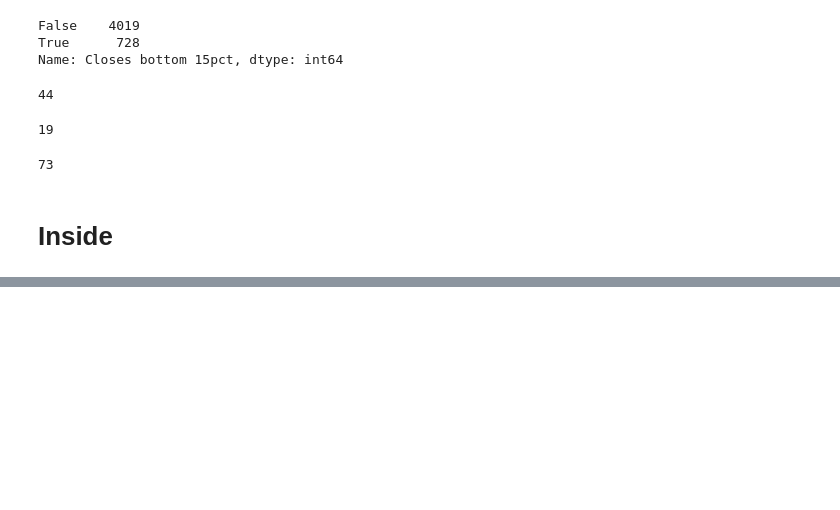
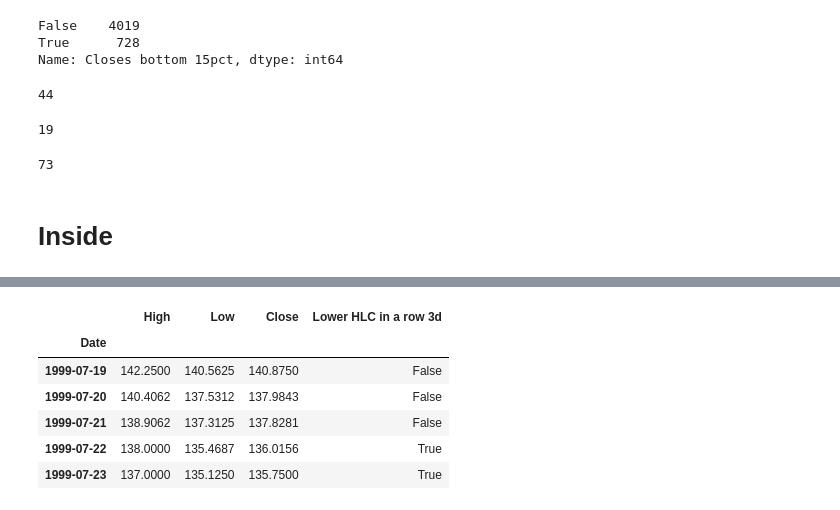
Before and after one commit to minimalgeek/DeepLearning, a Jupyter notebook: Stock/notebooks/RH/04_RH_features.ipynb, the cells around one changed output, grey strips where cells are left out. Drawn from its saved outputs; the diff is of its cells as text; code cells hidden in the pictures; blank space fills up the shorter version.

```diff
--- a/Stock/notebooks/RH/04_RH_features.ipynb
+++ b/Stock/notebooks/RH/04_RH_features.ipynb
@@ -587,0 +662,4 @@ data['Closes up 0.25pct 1d'] = C < 1.0025*(C.shift())
+# %%
+data['Rate of decline slowed in a row 2d'] = change.rolling(2).apply(lambda x: (x[0] < 0) and (x[1] < 0) and (x[1] > x[0])).fillna(0) == 1
+# %%
+data['Biggest decline 4d'] = (change.rolling(4).min() == change) & (change < 0)
@@ -587,0 +678,12 @@ data['Closes up 0.25pct 1d'] = C < 1.0025*(C.shift())
+# %%
+data['Lower HLC in a row 3d'] = ((H < H.shift()) & (L < L.shift()) & (C < C.shift())).rolling(3).mean() == 1
+# %%
+data['1999-07-19':'1999-07-25'][['High', 'Low', 'Close', 'Lower HLC in a row 3d']]
+# %% [output]
+|  | High | Low | Close | Lower HLC in a row 3d |
+| Date |  |  |  |  |
+| 1999-07-19 | 142.2500 | 140.5625 | 140.8750 | False |
+| 1999-07-20 | 140.4062 | 137.5312 | 137.9843 | False |
+| 1999-07-21 | 138.9062 | 137.3125 | 137.8281 | False |
+| 1999-07-22 | 138.0000 | 135.4687 | 136.0156 | True |
+| 1999-07-23 | 137.0000 | 135.1250 | 135.7500 | True |
```
Also changed, not shown: parts of 31 cells of this notebook.
